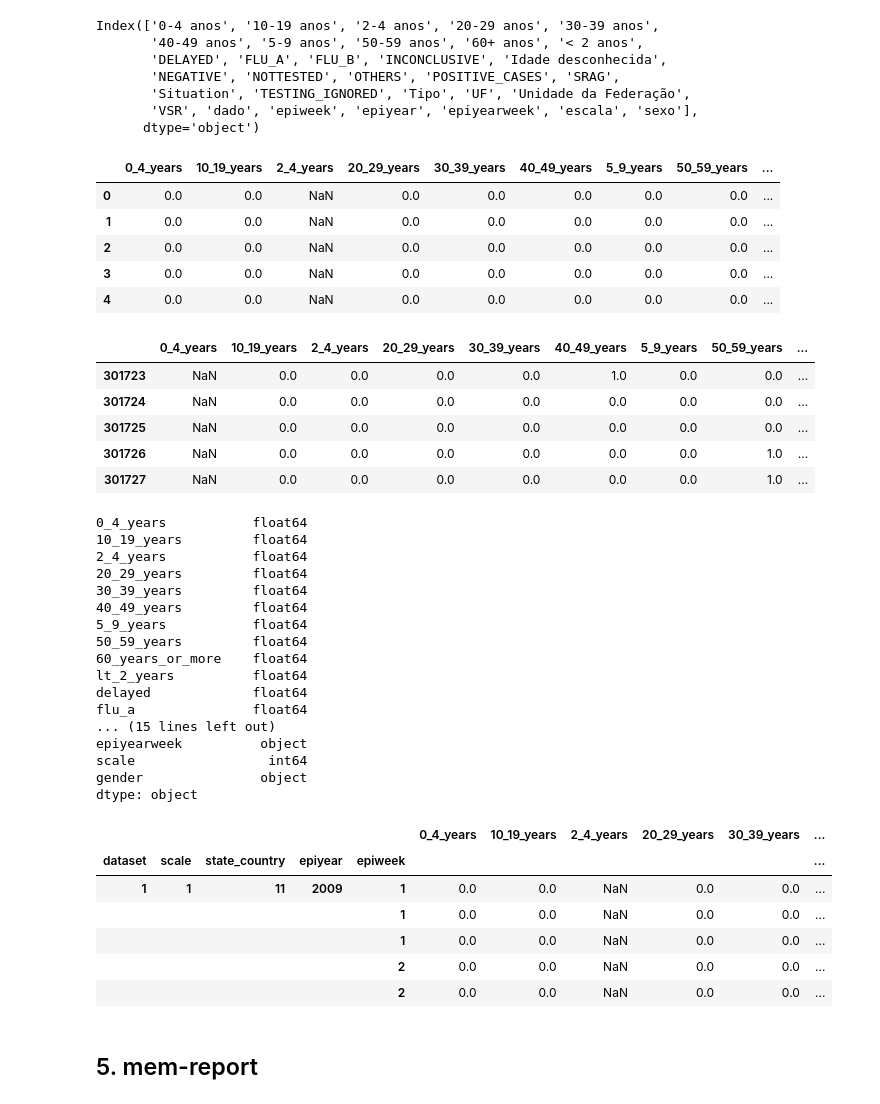
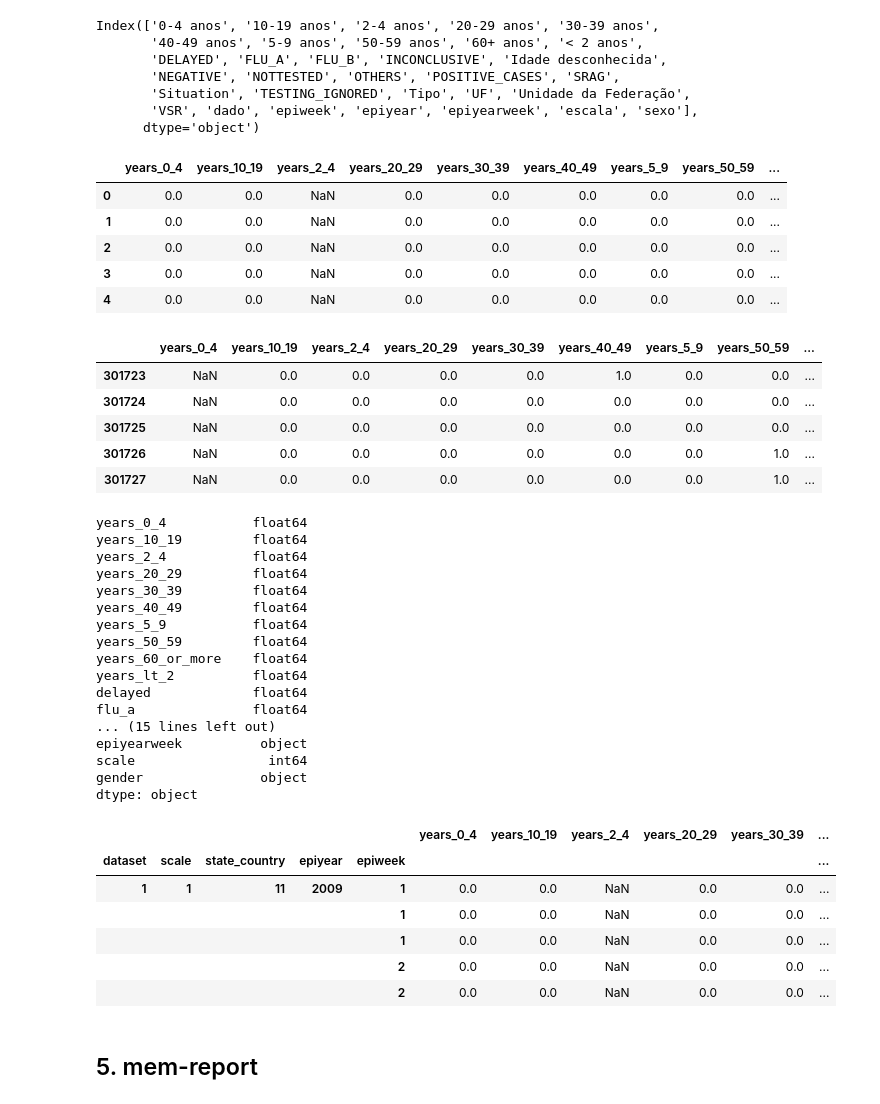
Before and after one commit to FluVigilanciaBR/fludashboard, a Jupyter notebook: Notebooks/Dataset-Migration.ipynb, the cells around one changed output. Saved outputs shown, nothing was run; the diff lists cells and outputs as text; code cells hidden in the pictures.

```diff
--- a/Notebooks/Dataset-Migration.ipynb
+++ b/Notebooks/Dataset-Migration.ipynb
@@ -182,8 +185,12 @@ dfs[dataset].rename(
 dfs[dataset].dataset = dfs[dataset].dataset.map(dataset_id)
 dfs[dataset].scale = dfs[dataset].scale.map(scale_id)
 dfs[dataset].situation = dfs[dataset].situation.map(situation_id)
-regions_indeces = dfs[dataset].state_country.isin(['BR', 'RegN', 'RegL', 'RegC', 'RegS'])
-dfs[dataset].loc[regions_indeces, 'state_country'] = dfs[dataset].loc[regions_indeces, 'state_country'].map(region_id)
+regions_indeces = dfs[dataset].state_country.isin([
+    'BR', 'RegN', 'RegL', 'RegC', 'RegS'
+])
+dfs[dataset].loc[regions_indeces, 'state_country'] = dfs[dataset].loc[
+    regions_indeces, 'state_country'
+].map(region_id)
 dfs[dataset].state_country = dfs[dataset].state_country.astype(int)
 
 # remove unnecessary fields
@@ -278,8 +285,12 @@ dfs[dataset].rename(
 dfs[dataset].dataset = dfs[dataset].dataset.map(dataset_id)
 dfs[dataset].scale = dfs[dataset].scale.map(scale_id)
 dfs[dataset].situation = dfs[dataset].situation.map(situation_id)
-regions_indeces = dfs[dataset].state_country.isin(['BR', 'RegN', 'RegL', 'RegC', 'RegS'])
-dfs[dataset].loc[regions_indeces, 'state_country'] = dfs[dataset].loc[regions_indeces, 'state_country'].map(region_id)
+regions_indeces = dfs[dataset].state_country.isin([
+    'BR', 'RegN', 'RegL', 'RegC', 'RegS'
+])
+dfs[dataset].loc[regions_indeces, 'state_country'] = dfs[dataset].loc[
+    regions_indeces, 'state_country'
+].map(region_id)
 dfs[dataset].state_country = dfs[dataset].state_country.astype(int)
 
 # remove unnecessary fields
@@ -368,16 +379,16 @@ Index(['0-4 anos', '10-19 anos', '2-4 anos', '20-29 anos', '30-39 anos',
       dtype='object')
 # %%
 migration_rules = {
-    '0-4 anos': '0_4_years',
-    '10-19 anos': '10_19_years',
-    '2-4 anos': '2_4_years',
-    '20-29 anos': '20_29_years',
-    '30-39 anos': '30_39_years',
-    '40-49 anos': '40_49_years',
-    '5-9 anos': '5_9_years',
-    '50-59 anos': '50_59_years',
-    '60+ anos': '60_years_or_more',
-    '< 2 anos': 'lt_2_years',
+    '0-4 anos': 'years_0_4',
+    '10-19 anos': 'years_10_19',
+    '2-4 anos': 'years_2_4',
+    '20-29 anos': 'years_20_29',
+    '30-39 anos': 'years_30_39',
+    '40-49 anos': 'years_40_49',
+    '5-9 anos': 'years_5_9',
+    '50-59 anos': 'years_50_59',
+    '60+ anos': 'years_60_or_more',
+    '< 2 anos': 'years_lt_2',
     'DELAYED': 'delayed',
     'FLU_A': 'flu_a',
     'FLU_B': 'flu_b',
@@ -389,36 +400,40 @@ migration_rules = {
     'POSITIVE_CASES': 'positive_cases',
     'SRAG': 'value',
     'Situation': 'situation',
     'TESTING_IGNORED': 'testing_ignored',
     'Tipo': 'territory_type',  # Not needed in the table
     'UF': 'state_country',
     'Unidade da Federação': 'state_country_name',  # Not needed in the table
     'VSR': 'vsr',
     'dado': 'dataset',
     'escala': 'scale',
     'sexo': 'gender'
 }
 
 dfs[dataset].rename(
     columns=migration_rules, inplace=True
 )
 # apply categories
 dfs[dataset].dataset = dfs[dataset].dataset.map(dataset_id)
 dfs[dataset].scale = dfs[dataset].scale.map(scale_id)
 dfs[dataset].situation = dfs[dataset].situation.map(situation_id)
-regions_indeces = dfs[dataset].state_country.isin(['BR', 'RegN', 'RegL', 'RegC', 'RegS'])
-dfs[dataset].loc[regions_indeces, 'state_country'] = dfs[dataset].loc[regions_indeces, 'state_country'].map(region_id)
+regions_indeces = dfs[dataset].state_country.isin([
+    'BR', 'RegN', 'RegL', 'RegC', 'RegS'
+])
+dfs[dataset].loc[regions_indeces, 'state_country'] = dfs[dataset].loc[
+    regions_indeces, 'state_country'
+].map(region_id)
 dfs[dataset].state_country = dfs[dataset].state_country.astype(int)
 
 # remove unnecessary fields
 dfs[dataset].drop([
     'state_country_name', 'territory_type'
 ], axis=1, inplace=True)
 
 
 dfs[dataset].head()
 # %% [output]
-|  | 0_4_years | 10_19_years | 2_4_years | 20_29_years | 30_39_years | 40_49_years | 5_9_years | 50_59_years | ... |
+|  | years_0_4 | years_10_19 | years_2_4 | years_20_29 | years_30_39 | years_40_49 | years_5_9 | years_50_59 | ... |
 | 0 | 0.0 | 0.0 | NaN | 0.0 | 0.0 | 0.0 | 0.0 | 0.0 | ... |
 | 1 | 0.0 | 0.0 | NaN | 0.0 | 0.0 | 0.0 | 0.0 | 0.0 | ... |
 | 2 | 0.0 | 0.0 | NaN | 0.0 | 0.0 | 0.0 | 0.0 | 0.0 | ... |
@@ -427,7 +442,7 @@ dfs[dataset].head()
 # %%
 dfs[dataset].tail()
 # %% [output]
-|  | 0_4_years | 10_19_years | 2_4_years | 20_29_years | 30_39_years | 40_49_years | 5_9_years | 50_59_years | ... |
+|  | years_0_4 | years_10_19 | years_2_4 | years_20_29 | years_30_39 | years_40_49 | years_5_9 | years_50_59 | ... |
 | 301723 | NaN | 0.0 | 0.0 | 0.0 | 0.0 | 1.0 | 0.0 | 0.0 | ... |
 | 301724 | NaN | 0.0 | 0.0 | 0.0 | 0.0 | 0.0 | 0.0 | 0.0 | ... |
 | 301725 | NaN | 0.0 | 0.0 | 0.0 | 0.0 | 0.0 | 0.0 | 0.0 | ... |
@@ -436,16 +451,16 @@ dfs[dataset].tail()
 # %%
 dfs[dataset].dtypes
 # %% [output]
-0_4_years           float64
-10_19_years         float64
-2_4_years           float64
-20_29_years         float64
-30_39_years         float64
-40_49_years         float64
-5_9_years           float64
-50_59_years         float64
-60_years_or_more    float64
-lt_2_years          float64
+years_0_4           float64
+years_10_19         float64
+years_2_4           float64
+years_20_29         float64
+years_30_39         float64
+years_40_49         float64
+years_5_9           float64
+years_50_59         float64
+years_60_or_more    float64
+years_lt_2          float64
 delayed             float64
 flu_a               float64
 ... (15 lines left out)
@@ -460,7 +475,7 @@ pks[dataset] = ['dataset', 'scale', 'state_country', 'epiyear', 'epiweek']
 dfs[dataset].set_index(pks[dataset], inplace=True)
 dfs[dataset].head()
 # %% [output]
-|  |  |  |  |  | 0_4_years | 10_19_years | 2_4_years | 20_29_years | 30_39_years | ... |
+|  |  |  |  |  | years_0_4 | years_10_19 | years_2_4 | years_20_29 | years_30_39 | ... |
 | dataset | scale | state_country | epiyear | epiweek |  |  |  |  |  | ... |
 | 1 | 1 | 11 | 2009 | 1 | 0.0 | 0.0 | NaN | 0.0 | 0.0 | ... |
 |  |  |  |  | 1 | 0.0 | 0.0 | NaN | 0.0 | 0.0 | ... |
```
Also changed, not shown: parts of 13 cells of this notebook, 2 other files.
